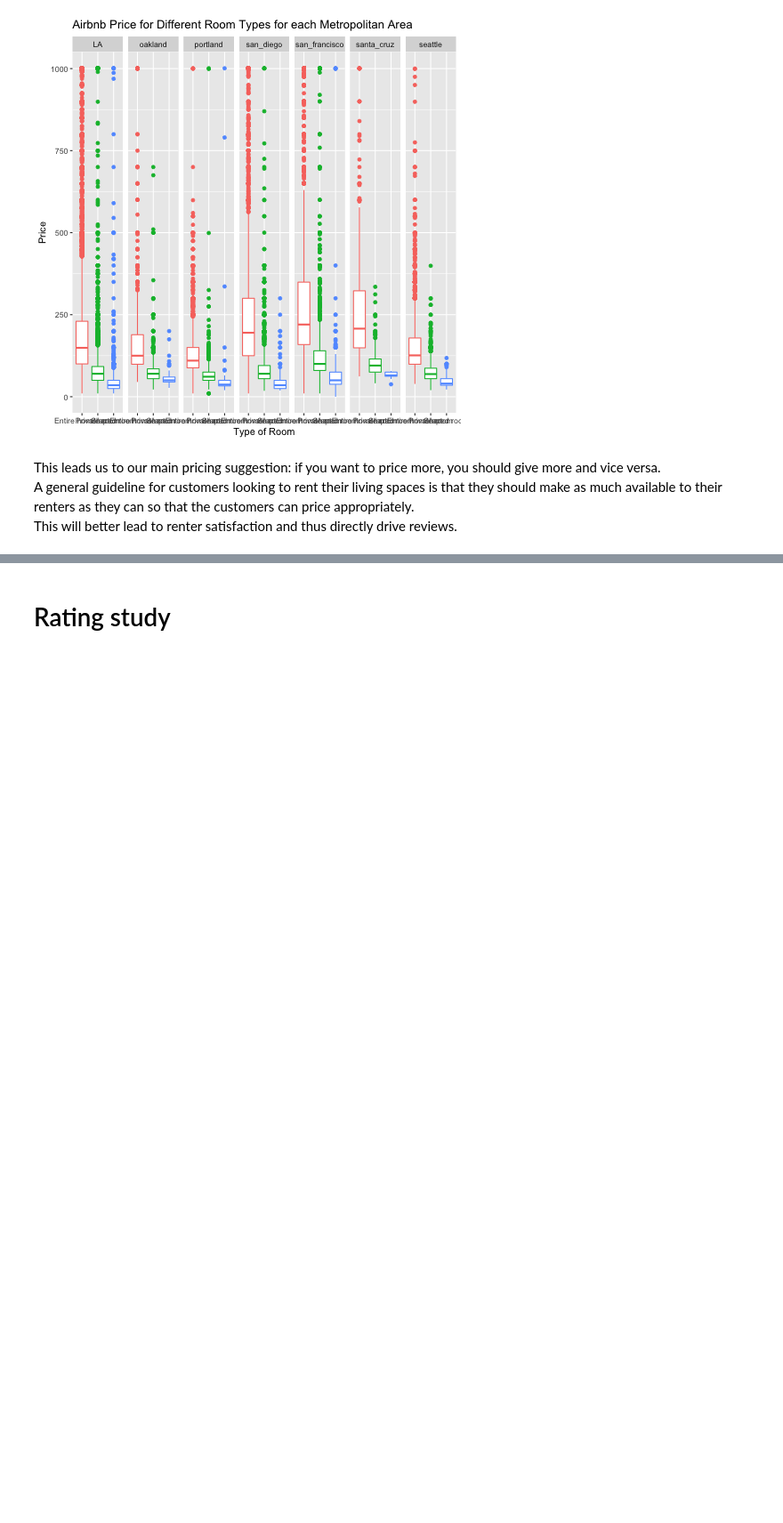
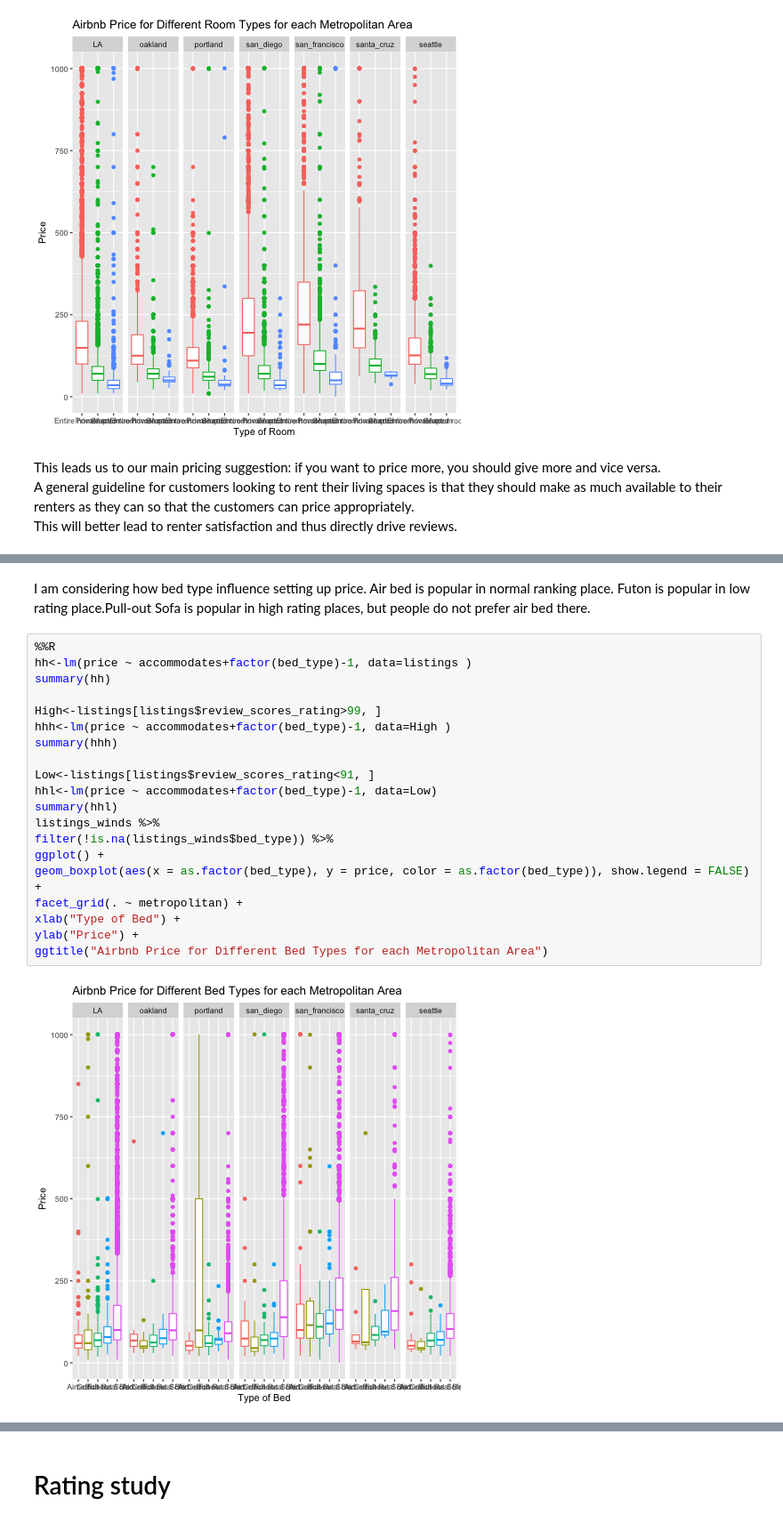
Before and after one commit to PaulKim1995/correlation-one, a Jupyter notebook: final_report.ipynb, the cells around one changed output, grey strips where cells are left out. Shown at 89% size. Drawn from its saved outputs; the diff is of its cells as text; blank space fills up the shorter version.

```diff
--- a/final_report.ipynb
+++ b/final_report.ipynb
@@ -223,0 +344,24 @@ This will better lead to renter satisfaction and thus directly drive reviews.
+# %% [markdown]
+I am considering how bed type influence setting up price.  Air bed is popular in normal ranking place. Futon is popular in low rating place.Pull-out Sofa is popular in high rating places, but people do not prefer air bed there.
+# %%
+%%R
+hh<-lm(price ~ accommodates+factor(bed_type)-1, data=listings )
+summary(hh)
+
+High<-listings[listings$review_scores_rating>99, ]
+hhh<-lm(price ~ accommodates+factor(bed_type)-1, data=High )
+summary(hhh)
+
+Low<-listings[listings$review_scores_rating<91, ]
+hhl<-lm(price ~ accommodates+factor(bed_type)-1, data=Low)
+summary(hhl)
+listings_winds %>%
+filter(!is.na(listings_winds$bed_type)) %>%
+ggplot() +
+geom_boxplot(aes(x = as.factor(bed_type), y = price, color = as.factor(bed_type)), show.legend = FALSE) +
+facet_grid(. ~ metropolitan) +
+xlab("Type of Bed") +
+ylab("Price") +
+ggtitle("Airbnb Price for Different Bed Types for each Metropolitan Area")
+# %% [output]
+[figure, added]
```
Also changed, not shown: parts of 41 cells of this notebook.
